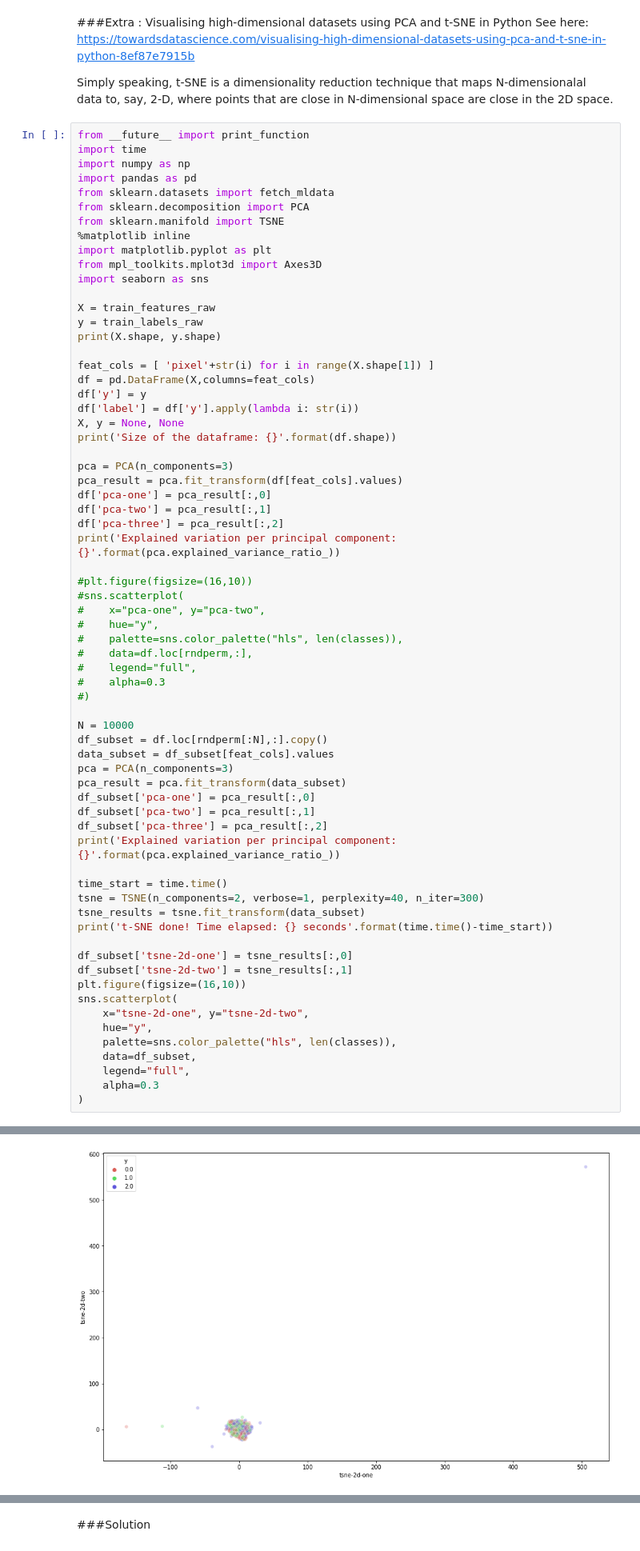
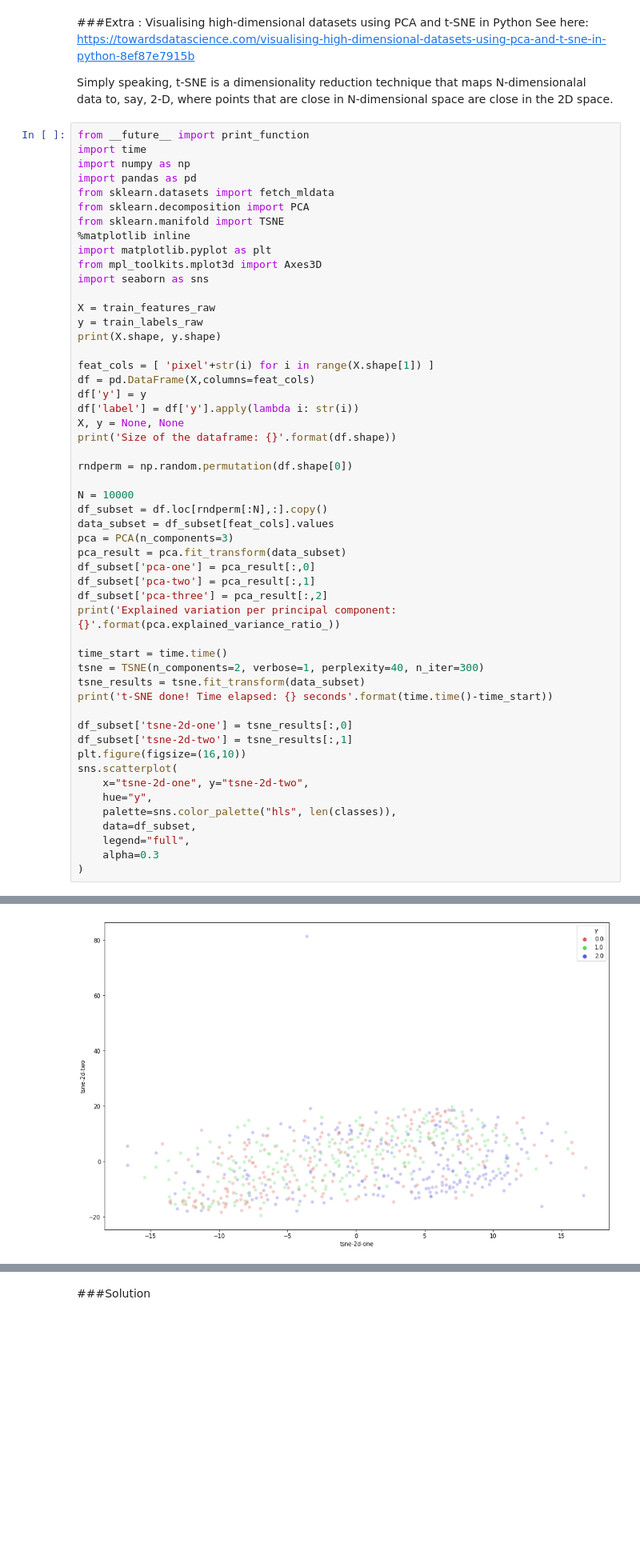
Before and after one commit to aivclab/dlcourse, a Jupyter notebook: Lab2_Solution.ipynb, the cells around one changed output, grey strips where cells are left out. Shown at 80% size. Saved outputs shown, nothing was run; the diff lists cells and outputs as text; blank space fills up the shorter version.

```diff
--- a/Lab2_Solution.ipynb
+++ b/Lab2_Solution.ipynb
@@ -742,22 +742,7 @@ df['label'] = df['y'].apply(lambda i: str(i))
 X, y = None, None
 print('Size of the dataframe: {}'.format(df.shape))
 
-pca = PCA(n_components=3)
-pca_result = pca.fit_transform(df[feat_cols].values)
-df['pca-one'] = pca_result[:,0]
-df['pca-two'] = pca_result[:,1]
-df['pca-three'] = pca_result[:,2]
-print('Explained variation per principal component: {}'.format(pca.explained_variance_ratio_))
-
-#plt.figure(figsize=(16,10))
-#sns.scatterplot(
-#    x="pca-one", y="pca-two",
-#    hue="y",
-#    palette=sns.color_palette("hls", len(classes)),
-#    data=df.loc[rndperm,:],
-#    legend="full",
-#    alpha=0.3
-#)
+rndperm = np.random.permutation(df.shape[0])
 
 N = 10000
 df_subset = df.loc[rndperm[:N],:].copy()
@@ -801,5 +785,5 @@ t-SNE done! Time elapsed: 36.71928787231445 seconds
 <matplotlib.axes._subplots.AxesSubplot at 0x...>
-[figure, old version]
+[figure, new version]
 # %%
 # Same as above, but using neural net representation
 X = train_features
```
Also changed, not shown: parts of 20 cells of this notebook.
